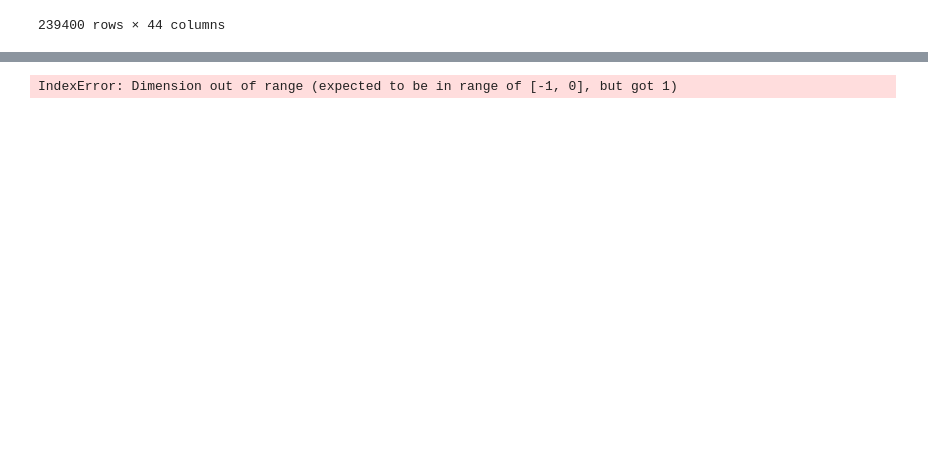
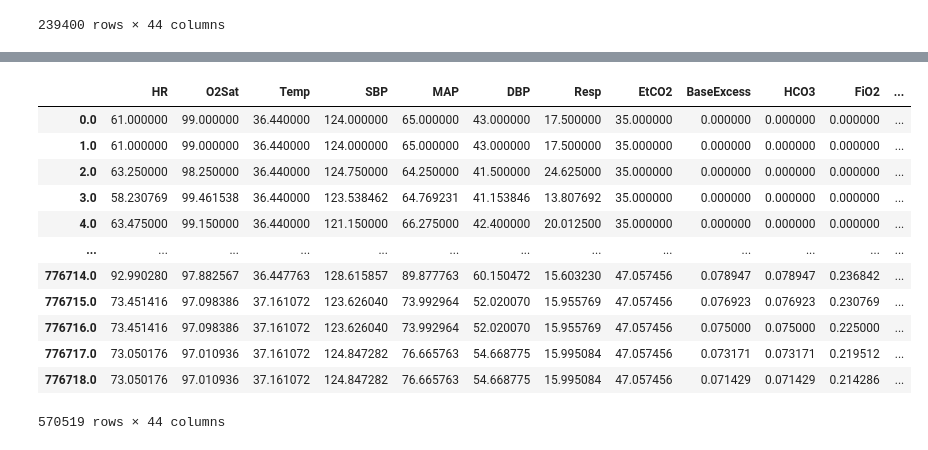
Before and after one commit to NaorHaba/Course-094295_hw1, a Jupyter notebook: run_LSTM.ipynb, the cells around one changed output, grey strips where cells are left out. Drawn from its saved outputs; the diff is of its cells as text; code cells hidden in the pictures; blank space fills up the shorter version.

```diff
--- a/run_LSTM.ipynb
+++ b/run_LSTM.ipynb
@@ -177,4 +155,0 @@ TP=tensor(553), FP=tensor(62), TN=tensor(4993), FN=tensor(508)
-# %%
-torch.tensor([1]).squeeze(1).shape
-# %% [output]
-IndexError: Dimension out of range (expected to be in range of [-1, 0], but got 1)
@@ -180,0 +160,16 @@ IndexError: Dimension out of range (expected to be in range of [-1, 0], but got
+# %%
+train
+# %% [output]
+|  | HR | O2Sat | Temp | SBP | MAP | DBP | Resp | EtCO2 | BaseExcess | HCO3 | FiO2 | ... |
+| 0.0 | 61.000000 | 99.000000 | 36.440000 | 124.000000 | 65.000000 | 43.000000 | 17.500000 | 35.000000 | 0.000000 | 0.000000 | 0.000000 | ... |
+| 1.0 | 61.000000 | 99.000000 | 36.440000 | 124.000000 | 65.000000 | 43.000000 | 17.500000 | 35.000000 | 0.000000 | 0.000000 | 0.000000 | ... |
+| 2.0 | 63.250000 | 98.250000 | 36.440000 | 124.750000 | 64.250000 | 41.500000 | 24.625000 | 35.000000 | 0.000000 | 0.000000 | 0.000000 | ... |
+| 3.0 | 58.230769 | 99.461538 | 36.440000 | 123.538462 | 64.769231 | 41.153846 | 13.807692 | 35.000000 | 0.000000 | 0.000000 | 0.000000 | ... |
+| 4.0 | 63.475000 | 99.150000 | 36.440000 | 121.150000 | 66.275000 | 42.400000 | 20.012500 | 35.000000 | 0.000000 | 0.000000 | 0.000000 | ... |
+| ... | ... | ... | ... | ... | ... | ... | ... | ... | ... | ... | ... | ... |
+| 776714.0 | 92.990280 | 97.882567 | 36.447763 | 128.615857 | 89.877763 | 60.150472 | 15.603230 | 47.057456 | 0.078947 | 0.078947 | 0.236842 | ... |
+| 776715.0 | 73.451416 | 97.098386 | 37.161072 | 123.626040 | 73.992964 | 52.020070 | 15.955769 | 47.057456 | 0.076923 | 0.076923 | 0.230769 | ... |
+| 776716.0 | 73.451416 | 97.098386 | 37.161072 | 123.626040 | 73.992964 | 52.020070 | 15.955769 | 47.057456 | 0.075000 | 0.075000 | 0.225000 | ... |
+| 776717.0 | 73.050176 | 97.010936 | 37.161072 | 124.847282 | 76.665763 | 54.668775 | 15.995084 | 47.057456 | 0.073171 | 0.073171 | 0.219512 | ... |
+| 776718.0 | 73.050176 | 97.010936 | 37.161072 | 124.847282 | 76.665763 | 54.668775 | 15.995084 | 47.057456 | 0.071429 | 0.071429 | 0.214286 | ... |
+570519 rows × 44 columns
```
Also changed, not shown: parts of 12 cells of this notebook, 3 other files.
